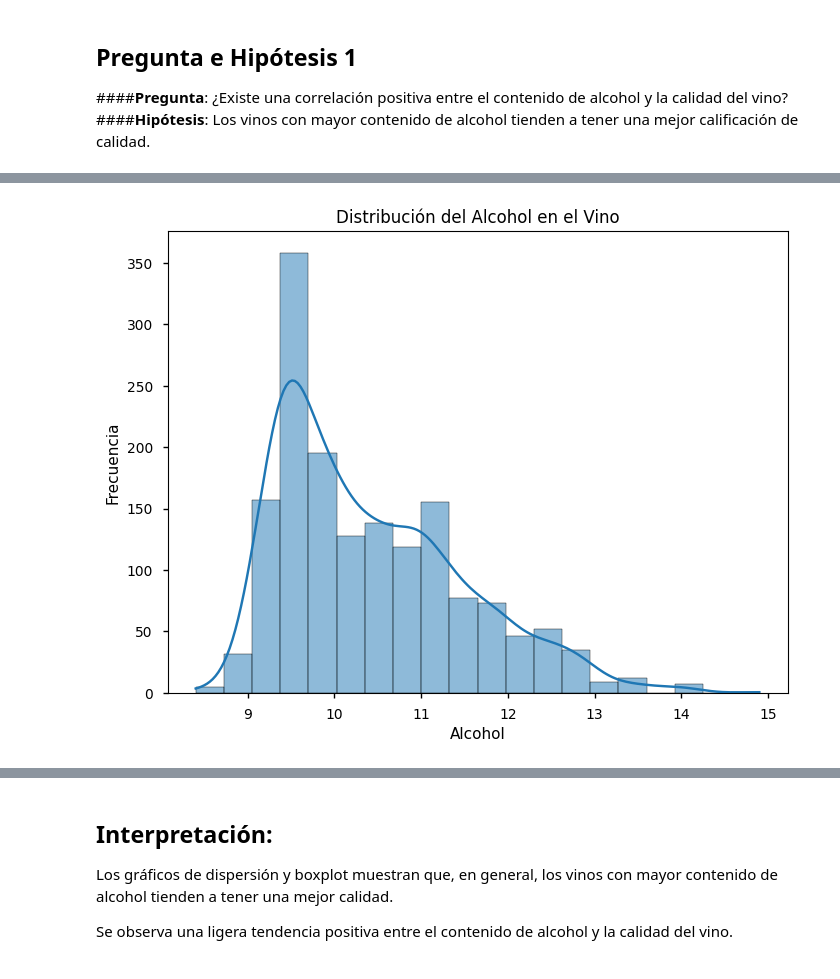
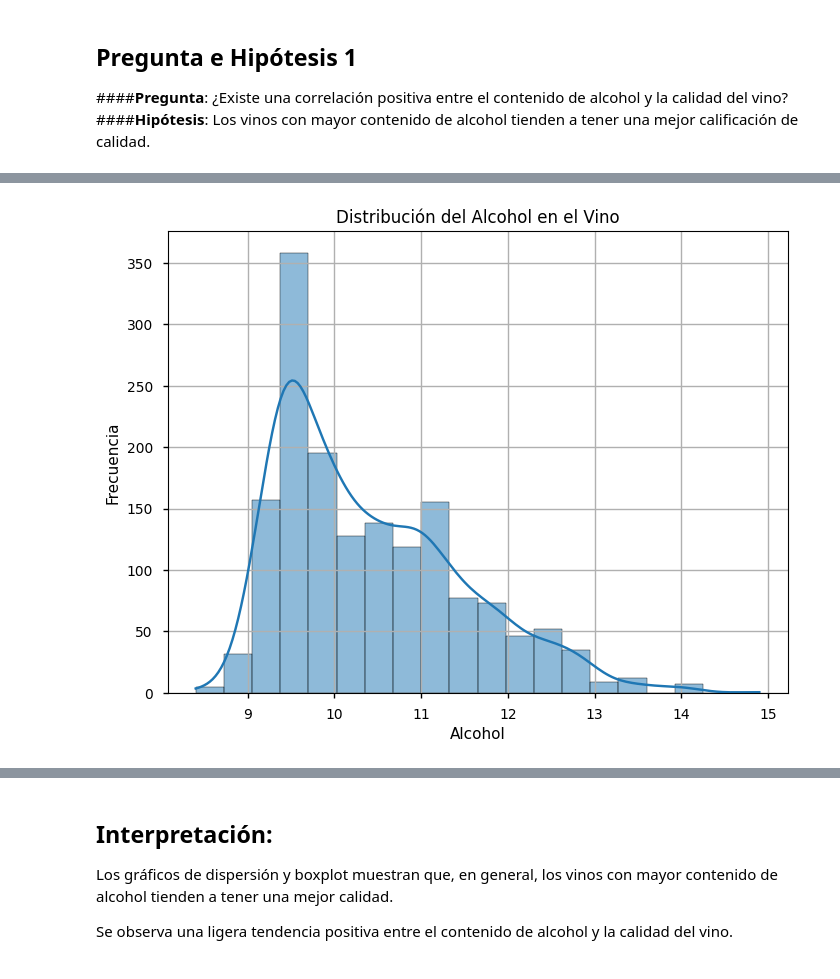
Before and after one commit to tdiego74/Clase_Data_Science_I_PBLC, a Jupyter notebook: ProyectoDS_ParteII_Tocci.ipynb, the cells around one changed output, grey strips where cells are left out. Drawn from its saved outputs; the diff is of its cells as text; code cells hidden in the pictures.

```diff
--- a/ProyectoDS_ParteII_Tocci.ipynb
+++ b/ProyectoDS_ParteII_Tocci.ipynb
@@ -189,14 +189,14 @@ plt.show()
 # %%
 # Histograma del Alcohol (Univariado)
 plt.figure(figsize=(8, 6))
 sns.histplot(df['Alcohol'], bins=20, kde=True)
 plt.title('Distribución del Alcohol en el Vino')
 plt.xlabel('Alcohol')
 plt.ylabel('Frecuencia')
-plt.grid(False)
+plt.grid(True)
 plt.show()
 # %% [output]
-[figure, old version]
+[figure, new version]
 # %%
 # Scatterplot: Relación entre Alcohol y Calidad del Vino (Bivariado)
 fig, ax = plt.subplots(figsize=(8, 6))
```
Also changed, not shown: parts of 8 cells of this notebook.
